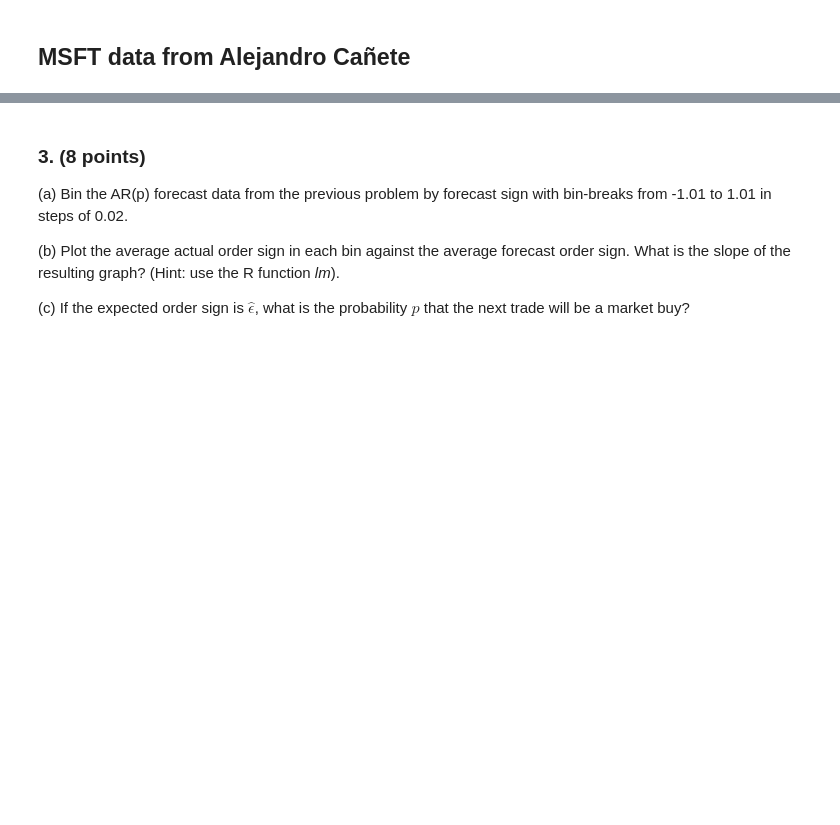
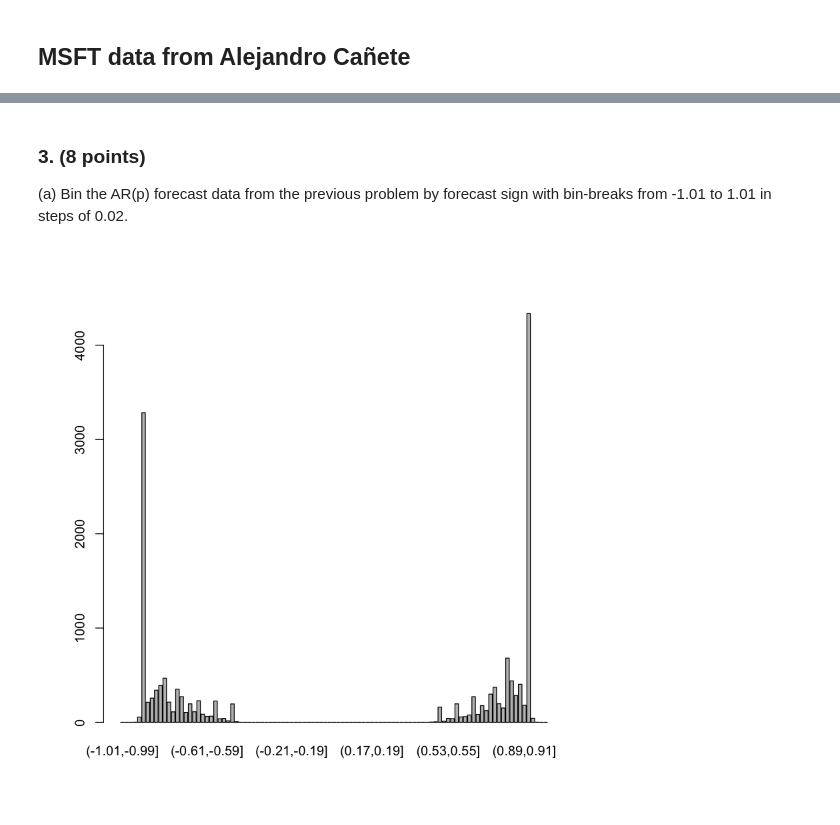
Before and after one commit to wubiya/MicroStructure, a Jupyter notebook: 9879HW7_Wu_Biya.ipynb, the cells around one changed output, grey strips where cells are left out. Cells and saved outputs as stored; diff of their text form; code cells hidden in the pictures; blank space fills up the shorter version.

```diff
--- a/9879HW7_Wu_Biya.ipynb
+++ b/9879HW7_Wu_Biya.ipynb
@@ -95,0 +98,2 @@ The following objects are masked from ‘package:base’:
+# %%
+tradeSign <- sign(msft130311.inet$signed.shares)
@@ -111,3 +134,7 @@ The following objects are masked from ‘package:base’:
     $$
 
 (e) What value of $p$ is selected by R?  What is the mean-squared error of this AR(p) forecast?
+# %%
+res2<-ar(tradeSign)
+print(res2)
+cat('\n',"mean-squared error ", mean(na.omit(res2$resid)^2))
@@ -115,7 +155,9 @@ The following objects are masked from ‘package:base’:
 ### 3. (8 points)
 
 (a) Bin the AR(p) forecast data from the previous problem by forecast sign with bin-breaks from -1.01 to 1.01 in steps of 0.02.
-
-(b) Plot the average actual order sign in each bin against the average forecast order sign.  What is the slope of the resulting graph? (Hint: use the R function *lm*).
-
-(c) If the expected order sign is $\hat \epsilon$, what is the probability $p$ that the next trade will be a market buy?
+# %%
+forecast <- tradeSign - res2$resid
+forecast.bin<-table(cut(forecast,seq(-1.01,1.01,0.02)))
+barplot(forecast.bin)
+# %% [output]
+[figure, added]
```
Also changed, not shown: parts of 16 cells of this notebook.
